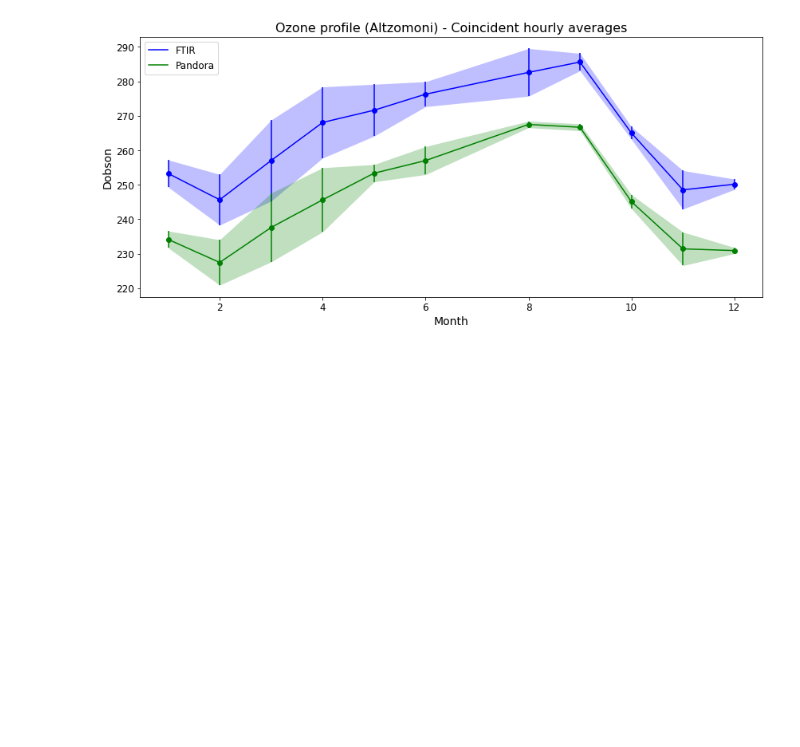
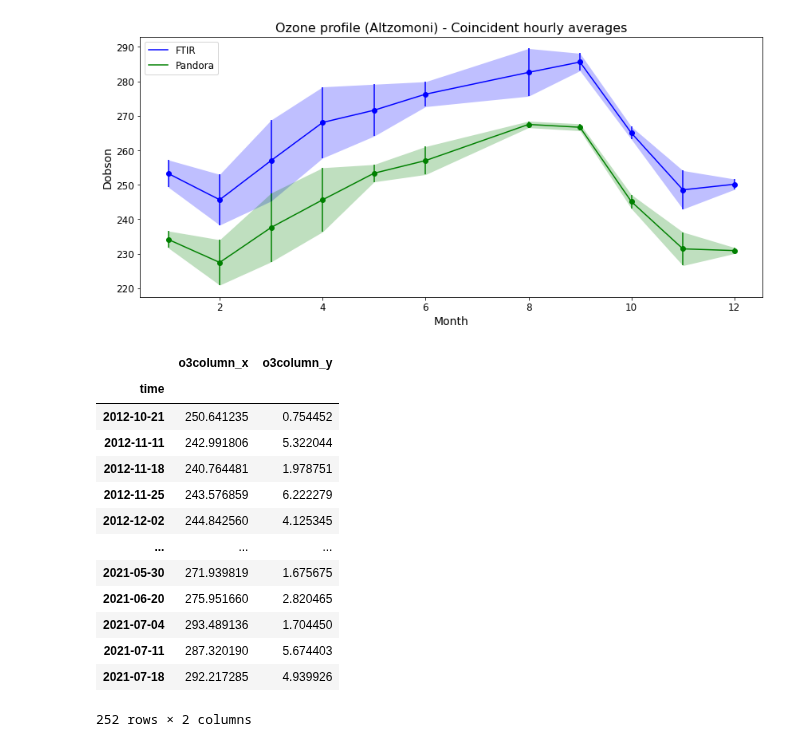
Before and after one commit to mixtli-c/cca-jupyter, a Jupyter notebook: pandonia-merra-ftir.ipynb, the cells around one changed output. Saved outputs shown, nothing was run; the diff lists cells and outputs as text; code cells hidden in the pictures; blank space fills up the shorter version.

```diff
--- a/pandonia-merra-ftir.ipynb
+++ b/pandonia-merra-ftir.ipynb
@@ -389,0 +393,28 @@ ax0.tick_params(labelsize=12)
+# %%
+ftirts_dy_mean=ftirts.resample('D').mean().dropna()
+ftirts_dy_std=ftirts.resample('D').std().dropna()
+ftirts_coinc_dy=pd.merge(ftirts_dy_mean,ftirts_dy_std,left_index=True,right_index=True)
+
+ftirts_hr_mean=ftirts.resample('H').mean().dropna()
+ftirts_hr_std=ftirts.resample('H').std().dropna()
+ftirts_coinc_hr=pd.merge(ftirts_dy_mean,ftirts_dy_std,left_index=True,right_index=True)
+
+ftirts_wk_mean=ftirts.resample('W', label='left').mean().dropna()
+ftirts_wk_std=ftirts.resample('W', label='left').std().dropna()
+ftirts_coinc_wk=pd.merge(ftirts_wk_mean,ftirts_wk_std,left_index=True,right_index=True)
+ftirts_coinc_wk
+# %% [output]
+|  | o3column_x | o3column_y |
+| time |  |  |
+| 2012-10-21 | 250.641235 | 0.754452 |
+| 2012-11-11 | 242.991806 | 5.322044 |
+| 2012-11-18 | 240.764481 | 1.978751 |
+| 2012-11-25 | 243.576859 | 6.222279 |
+| 2012-12-02 | 244.842560 | 4.125345 |
+| ... | ... | ... |
+| 2021-05-30 | 271.939819 | 1.675675 |
+| 2021-06-20 | 275.951660 | 2.820465 |
+| 2021-07-04 | 293.489136 | 1.704450 |
+| 2021-07-11 | 287.320190 | 5.674403 |
+| 2021-07-18 | 292.217285 | 4.939926 |
+252 rows × 2 columns
```
Also changed, not shown: parts of 9 cells of this notebook.
